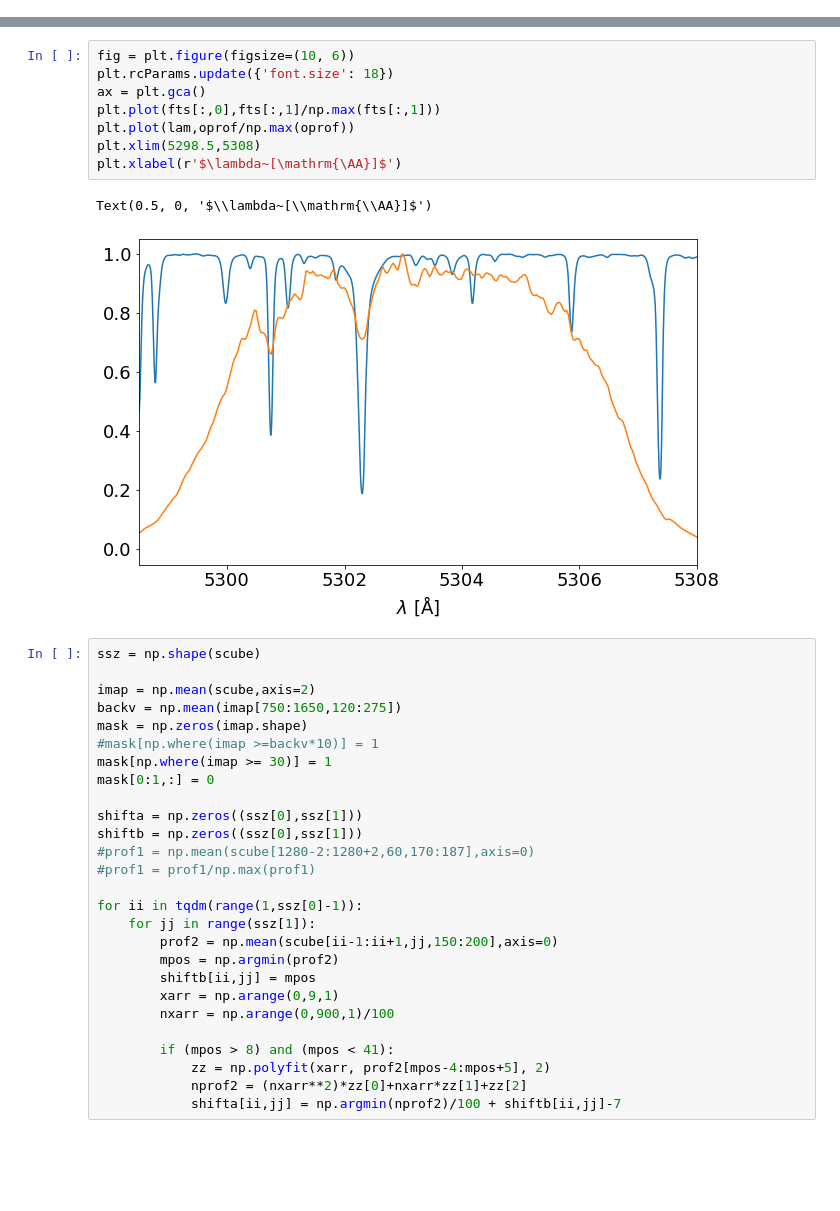
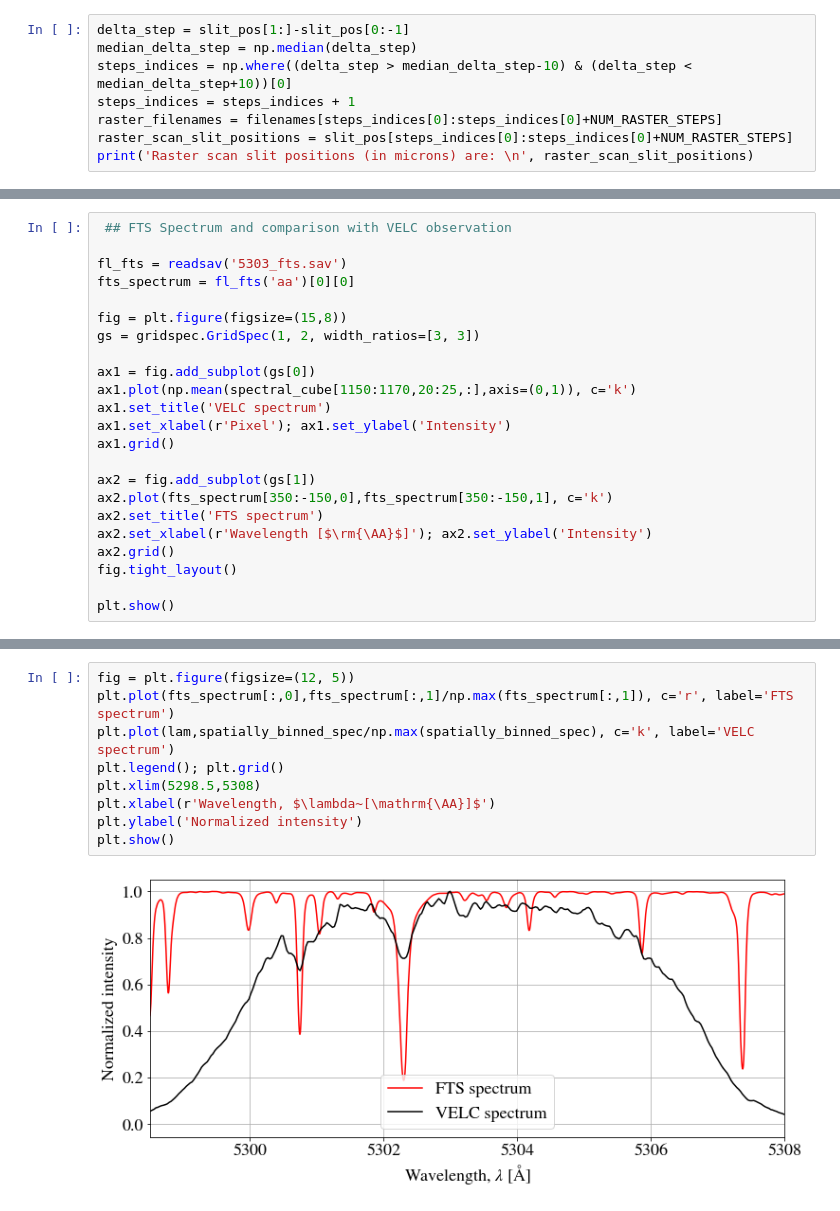
Before and after one commit to joshijayant10/VELC_tutorial, a Jupyter notebook: VELC_tutorial.ipynb, the cells around one changed output, grey strips where cells are left out. Cells and saved outputs as stored; diff of their text form; blank space fills up the shorter version.

```diff
--- a/VELC_tutorial.ipynb
+++ b/VELC_tutorial.ipynb
@@ -157,0 +172,8 @@ for ii in tqdm(range(len(nfn))):
+# %%
+delta_step = slit_pos[1:]-slit_pos[0:-1]
+median_delta_step = np.median(delta_step)
+steps_indices = np.where((delta_step > median_delta_step-10) & (delta_step < median_delta_step+10))[0]
+steps_indices = steps_indices + 1
+raster_filenames = filenames[steps_indices[0]:steps_indices[0]+NUM_RASTER_STEPS]
+raster_scan_slit_positions = slit_pos[steps_indices[0]:steps_indices[0]+NUM_RASTER_STEPS]
+print('Raster scan slit positions (in microns) are: \n', raster_scan_slit_positions)
@@ -218,0 +262,23 @@ lam = (np.arange(0,480,1)-wpos)*0.0284+fts[3000+mind,0]
+# %%
+ ## FTS Spectrum and comparison with VELC observation
+
+fl_fts = readsav('5303_fts.sav')
+fts_spectrum = fl_fts('aa')[0][0]
+
+fig = plt.figure(figsize=(15,8))
+gs = gridspec.GridSpec(1, 2, width_ratios=[3, 3])
+
+ax1 = fig.add_subplot(gs[0])
+ax1.plot(np.mean(spectral_cube[1150:1170,20:25,:],axis=(0,1)), c='k')
+ax1.set_title('VELC spectrum')
+ax1.set_xlabel(r'Pixel'); ax1.set_ylabel('Intensity')
+ax1.grid()
+
+ax2 = fig.add_subplot(gs[1])
+ax2.plot(fts_spectrum[350:-150,0],fts_spectrum[350:-150,1], c='k')
+ax2.set_title('FTS spectrum')
+ax2.set_xlabel(r'Wavelength [$\rm{\AA}$]'); ax2.set_ylabel('Intensity')
+ax2.grid()
+fig.tight_layout()
+
+plt.show()
@@ -219,38 +327,11 @@ lam = (np.arange(0,480,1)-wpos)*0.0284+fts[3000+mind,0]
 # %%
-fig = plt.figure(figsize=(10, 6))
-plt.rcParams.update({'font.size': 18})
-ax = plt.gca()
-plt.plot(fts[:,0],fts[:,1]/np.max(fts[:,1]))
-plt.plot(lam,oprof/np.max(oprof))
+fig = plt.figure(figsize=(12, 5))
+plt.plot(fts_spectrum[:,0],fts_spectrum[:,1]/np.max(fts_spectrum[:,1]), c='r', label='FTS spectrum')
+plt.plot(lam,spatially_binned_spec/np.max(spatially_binned_spec), c='k', label='VELC spectrum')
+plt.legend(); plt.grid()
 plt.xlim(5298.5,5308)
-plt.xlabel(r'$\lambda~[\mathrm{\AA}]$')
+plt.xlabel(r'Wavelength, $\lambda~[\mathrm{\AA}]$')
+plt.ylabel('Normalized intensity')
+plt.show()
 # %% [output]
-Text(0.5, 0, '$\\lambda~[\\mathrm{\\AA}]$')
-[figure, old version]
+[figure, new version]
-# %%
-ssz = np.shape(scube)
-
-imap = np.mean(scube,axis=2)
-backv = np.mean(imap[750:1650,120:275])
-mask = np.zeros(imap.shape)
-#mask[np.where(imap >=backv*10)] = 1
-mask[np.where(imap >= 30)] = 1
-mask[0:1,:] = 0
-
-shifta = np.zeros((ssz[0],ssz[1]))
-shiftb = np.zeros((ssz[0],ssz[1]))
-#prof1 = np.mean(scube[1280-2:1280+2,60,170:187],axis=0)
-#prof1 = prof1/np.max(prof1)
-
-for ii in tqdm(range(1,ssz[0]-1)):
-    for jj in range(ssz[1]):
-        prof2 = np.mean(scube[ii-1:ii+1,jj,150:200],axis=0)
-        mpos = np.argmin(prof2)
-        shiftb[ii,jj] = mpos
-        xarr = np.arange(0,9,1)
-        nxarr = np.arange(0,900,1)/100
-
-        if (mpos > 8) and (mpos < 41):
-            zz = np.polyfit(xarr, prof2[mpos-4:mpos+5], 2)
-            nprof2 = (nxarr**2)*zz[0]+nxarr*zz[1]+zz[2]
-            shifta[ii,jj] = np.argmin(nprof2)/100 + shiftb[ii,jj]-7
```
Also changed, not shown: parts of 23 cells of this notebook.
